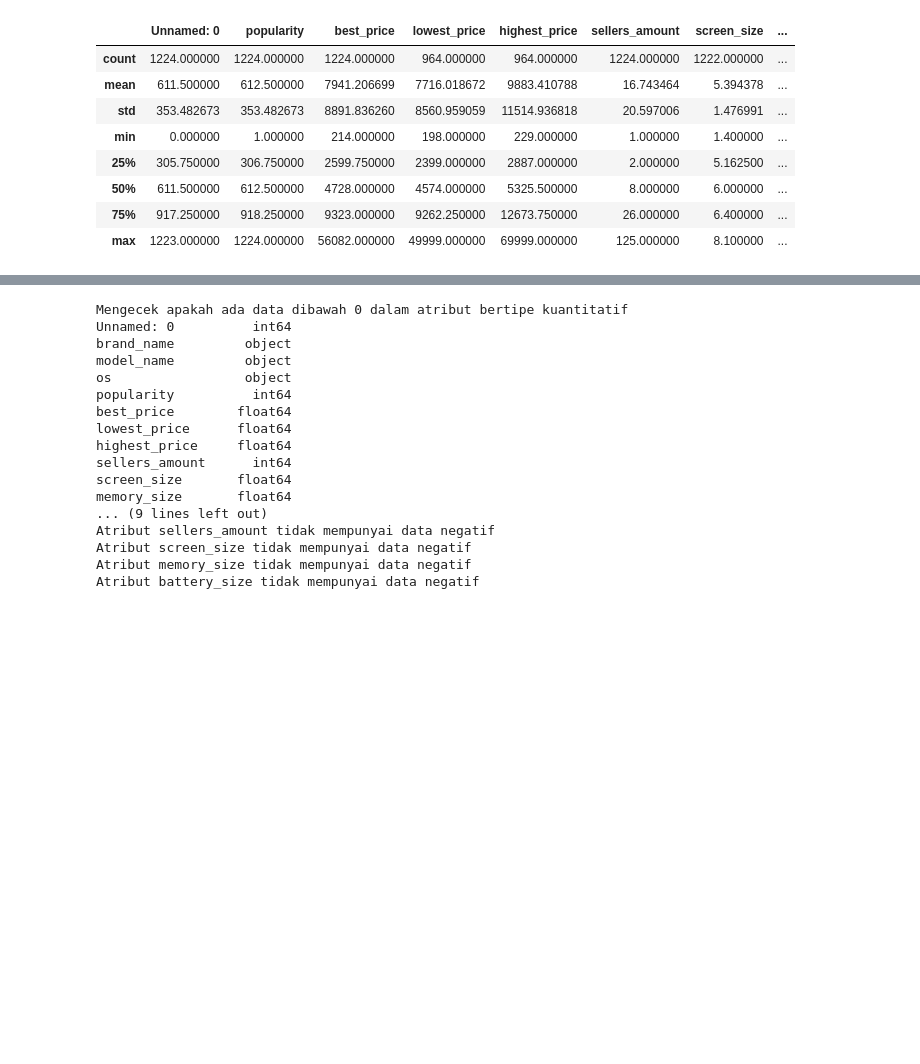
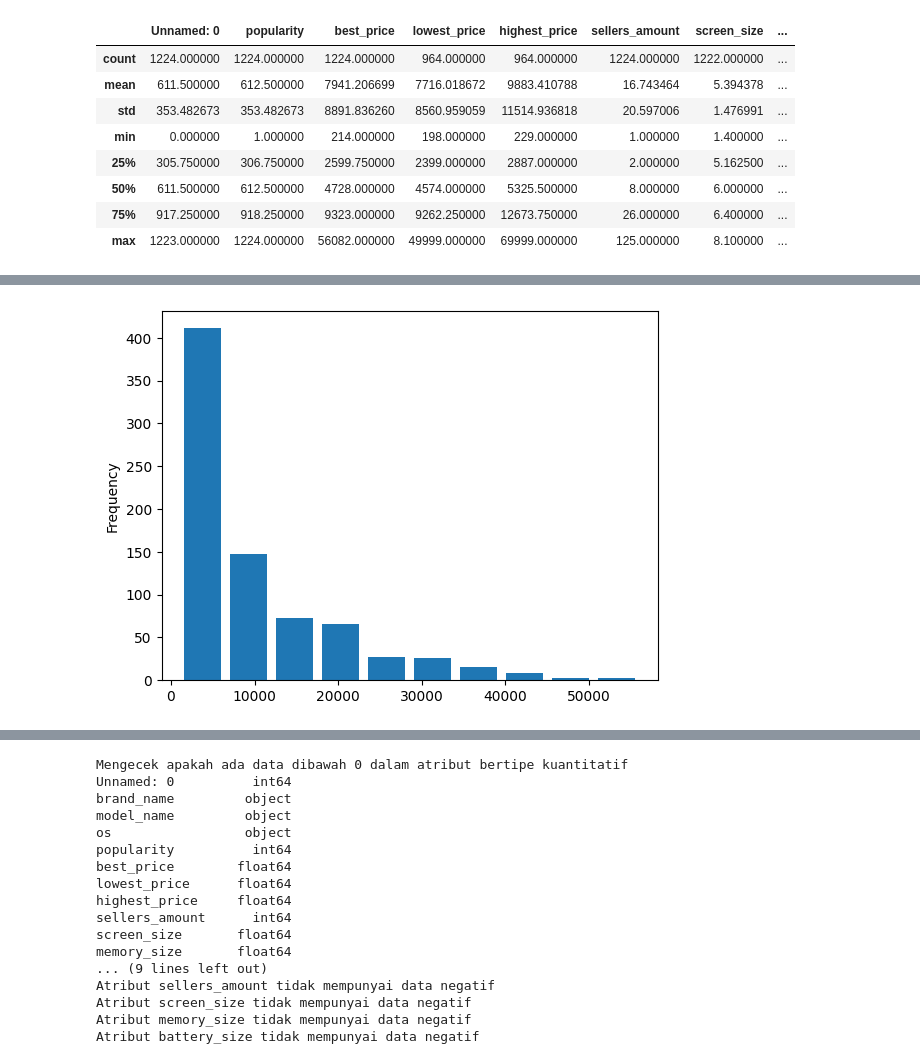
Before and after one commit to Julian-Caleb/tubes-pengkom-analdat, a Jupyter notebook: phones/phones.ipynb, the cells around one changed output, grey strips where cells are left out. Cells and saved outputs as stored; diff of their text form; code cells hidden in the pictures; blank space fills up the shorter version.

```diff
--- a/phones/phones.ipynb
+++ b/phones/phones.ipynb
@@ -358,0 +459,5 @@ phones.describe()
+# %%
+# distirbusi frekuensi best_price
+phones["best_price"].plot(kind="hist",rwidth=0.8);
+# %% [output]
+[figure, added]
```
Also changed, not shown: parts of 48 cells of this notebook.
